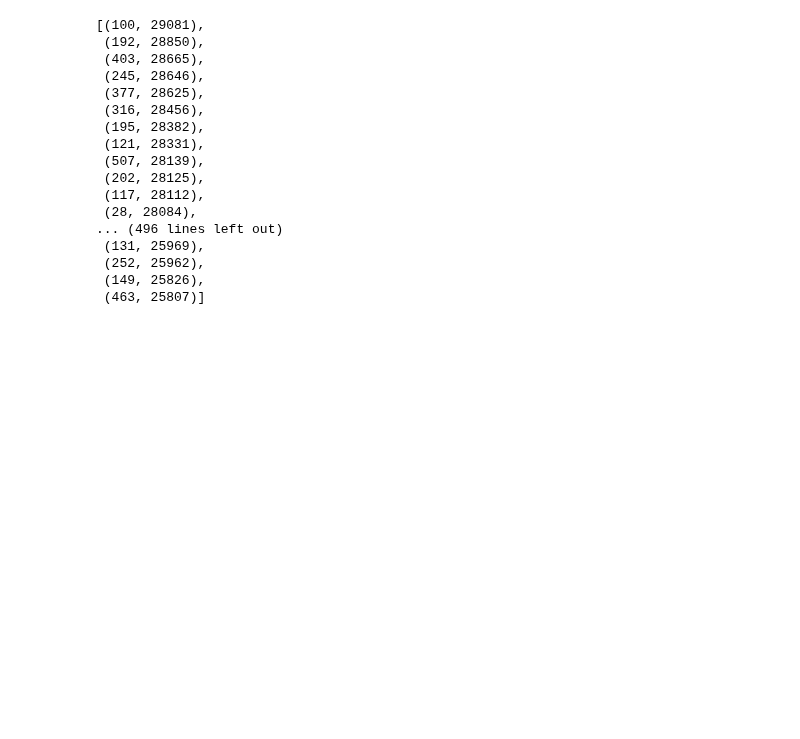
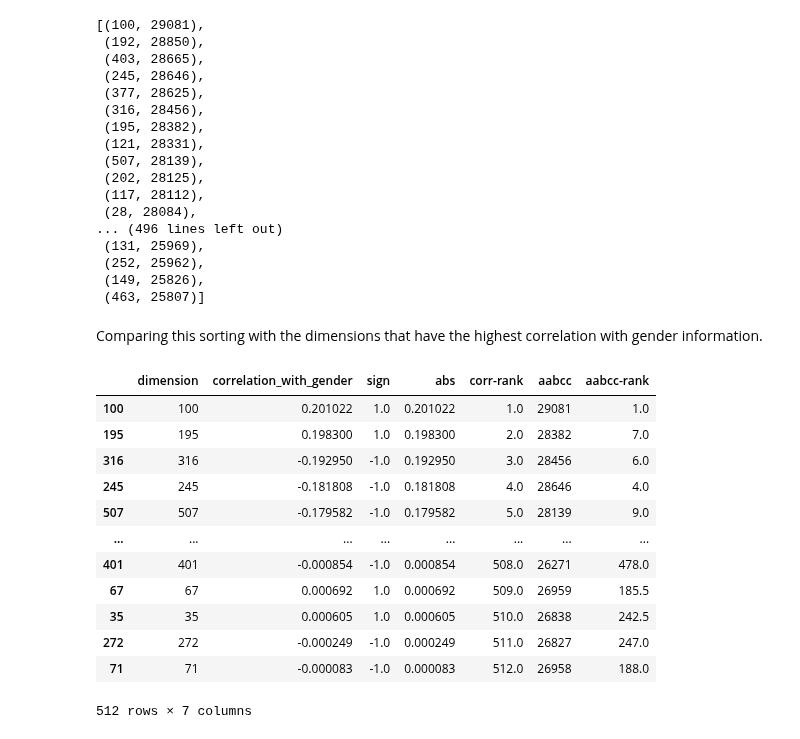
Before and after one commit to ClementineBleuze/WordEmbeddings, a Jupyter notebook: Notebooks_dim_correlation/aabcc-score-experience.ipynb, the cells around one changed output. Drawn from its saved outputs; the diff is of its cells as text; code cells hidden in the pictures; blank space fills up the shorter version.

```diff
--- a/Notebooks_dim_correlation/aabcc-score-experience.ipynb
+++ b/Notebooks_dim_correlation/aabcc-score-experience.ipynb
@@ -86,3 +93,5 @@ sorted(d.items(), key = lambda x:x[1], reverse=True) # sorting the dimensions by
  (252, 25962),
  (149, 25826),
  (463, 25807)]
+# %% [markdown]
+Comparing this sorting with the dimensions that have the highest correlation with gender information.
@@ -88,0 +114,21 @@ sorted(d.items(), key = lambda x:x[1], reverse=True) # sorting the dimensions by
+# %%
+# sort by absolute value of correlation
+gender_corr_df = gender_corr_df.sort_values("abs", ascending=False)
+gender_corr_df["corr-rank"] = gender_corr_df["abs"].rank(ascending=False)
+gender_corr_df["aabcc"] = gender_corr_df["dimension"].apply(lambda x:d[x])
+gender_corr_df["aabcc-rank"] = gender_corr_df["aabcc"].rank(ascending=False)
+gender_corr_df
+# %% [output]
+|  | dimension | correlation_with_gender | sign | abs | corr-rank | aabcc | aabcc-rank |
+| 100 | 100 | 0.201022 | 1.0 | 0.201022 | 1.0 | 29081 | 1.0 |
+| 195 | 195 | 0.198300 | 1.0 | 0.198300 | 2.0 | 28382 | 7.0 |
+| 316 | 316 | -0.192950 | -1.0 | 0.192950 | 3.0 | 28456 | 6.0 |
+| 245 | 245 | -0.181808 | -1.0 | 0.181808 | 4.0 | 28646 | 4.0 |
+| 507 | 507 | -0.179582 | -1.0 | 0.179582 | 5.0 | 28139 | 9.0 |
+| ... | ... | ... | ... | ... | ... | ... | ... |
+| 401 | 401 | -0.000854 | -1.0 | 0.000854 | 508.0 | 26271 | 478.0 |
+| 67 | 67 | 0.000692 | 1.0 | 0.000692 | 509.0 | 26959 | 185.5 |
+| 35 | 35 | 0.000605 | 1.0 | 0.000605 | 510.0 | 26838 | 242.5 |
+| 272 | 272 | -0.000249 | -1.0 | 0.000249 | 511.0 | 26827 | 247.0 |
+| 71 | 71 | -0.000083 | -1.0 | 0.000083 | 512.0 | 26958 | 188.0 |
+512 rows × 7 columns
```
Also changed, not shown: parts of 9 cells of this notebook.
